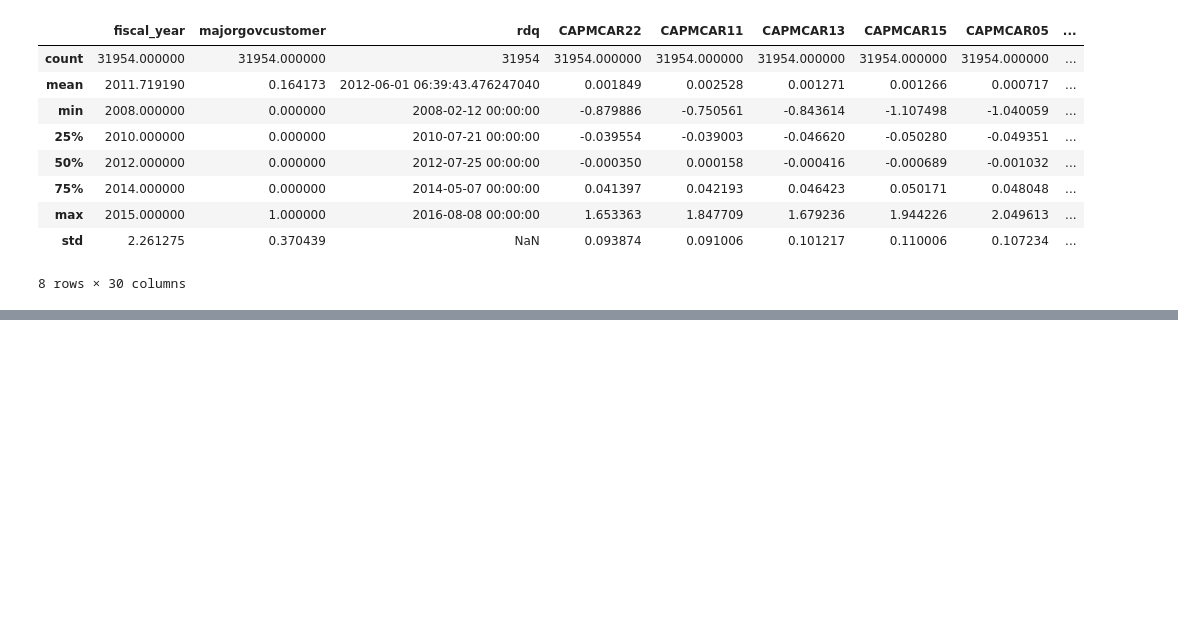
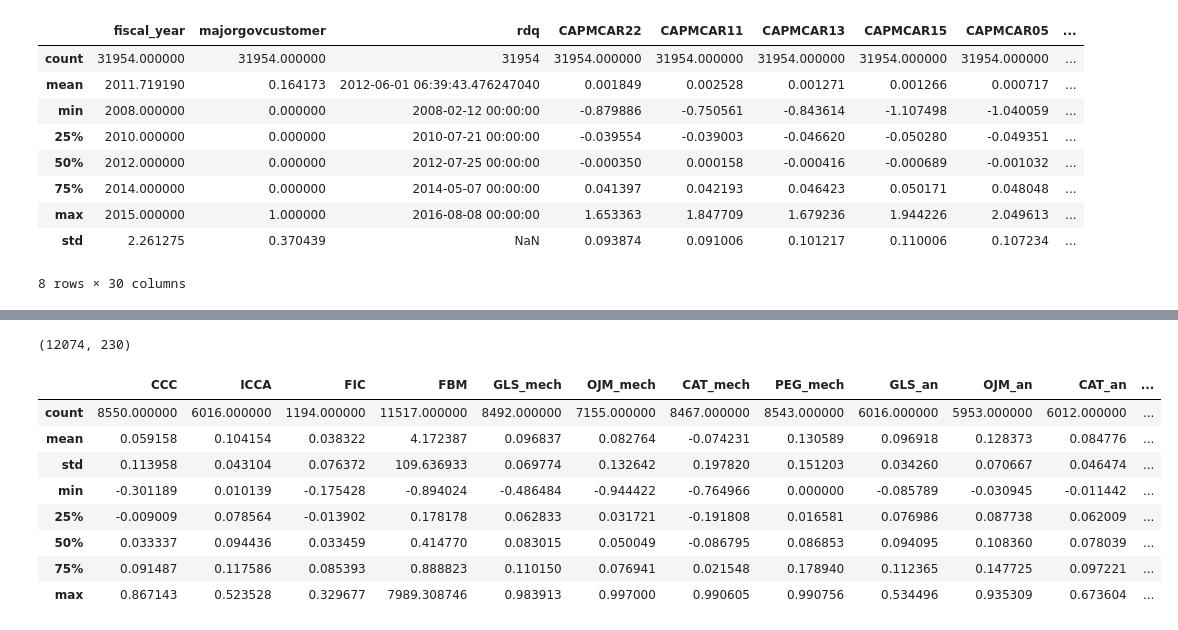
Before and after one commit to wangyouan/STOCKAct, a Jupyter notebook: Notebook/CreateOtherData.ipynb, the cells around one changed output, grey strips where cells are left out. Saved outputs shown, nothing was run; the diff lists cells and outputs as text; code cells hidden in the pictures; blank space fills up the shorter version.

Commit message:
update code for merge with permno

```diff
--- a/Notebook/CreateOtherData.ipynb
+++ b/Notebook/CreateOtherData.ipynb
@@ -111,0 +154,4 @@ events.to_stata(os.path.join(const.RESULT_PATH, '20250307_stock_act_eap_test.dta
+# %%
+# Deduplicate matched data (keep most recent link)
+matched = matched.sort_values(['gvkey', 'fiscal_year', 'LINKDT'], ascending=[True, True, False])
+matched = matched.drop_duplicates(['gvkey', 'fiscal_year'], keep='first')
@@ -111,0 +172,16 @@ events.to_stata(os.path.join(const.RESULT_PATH, '20250307_stock_act_eap_test.dta
+# %%
+file_name = 'erp_public_annual_240107'
+lee_df: DataFrame = pd.read_csv(
+        os.path.join(const.DATABASE_PATH, 'Cost of Capital', f'{file_name}.zip'))
+lee_df['yearmonth'] = pd.to_datetime(lee_df['yearmonth'], format='%Y%m')
+lee_df[const.YEAR] = lee_df['yearmonth'].dt.year
+
+lee_gvkey_df: DataFrame = lee_df.drop(['permno'], axis=1)
+
+lee_annual_df_gvkey = lee_gvkey_df.drop(['yearmonth'], axis=1).groupby([const.GVKEY, const.YEAR]).mean().reset_index(
+    drop=False)
+
+lee_permno_df: DataFrame = lee_df.drop(['gvkey'], axis=1)
+
+lee_annual_df_permno = lee_permno_df.drop(['yearmonth'], axis=1).groupby(['permno', const.YEAR]).mean().reset_index(
+    drop=False)
@@ -111,0 +197,35 @@ events.to_stata(os.path.join(const.RESULT_PATH, '20250307_stock_act_eap_test.dta
+# %%
+reg_df: DataFrame = final_merged.merge(lee_annual_df_gvkey, on=[const.GVKEY, const.YEAR], how='left').merge(
+    lee_annual_df_permno, left_on=['LPERMNO', const.YEAR], right_on=['permno', const.YEAR], how='left', suffixes=('', '_permno')).drop(
+    ['permno'], axis=1).merge(
+    lee_annual_df_permno, left_on=['LPERMCO', const.YEAR], right_on=['permno', const.YEAR], how='left', suffixes=('', '_permco')
+)
+# %%
+reg_df.shape
+# %% [output]
+(12074, 230)
+# %%
+drop_keys = list()
+
+for key in lee_annual_df_gvkey.keys():
+    if key in {const.GVKEY, const.YEAR}:
+        continue
+
+    reg_df.loc[:, f'{key}'] = reg_df.loc[:, f'{key}'].fillna(reg_df.loc[:, f'{key}_permno']).fillna(
+        reg_df.loc[:, f'{key}_permco'])
+    drop_keys.append(f'{key}_permno')
+    drop_keys.append(f'{key}_permco')
+
+reg_df.drop(drop_keys, axis=1, inplace=True)
+# %%
+reg_df[[i for i in lee_annual_df_gvkey.keys() if i not in {const.GVKEY, const.YEAR}]].describe()
+# %% [output]
+|  | CCC | ICCA | FIC | FBM | GLS_mech | OJM_mech | CAT_mech | PEG_mech | GLS_an | OJM_an | CAT_an | ... |
+| count | 8550.000000 | 6016.000000 | 1194.000000 | 11517.000000 | 8492.000000 | 7155.000000 | 8467.000000 | 8543.000000 | 6016.000000 | 5953.000000 | 6012.000000 | ... |
+| mean | 0.059158 | 0.104154 | 0.038322 | 4.172387 | 0.096837 | 0.082764 | -0.074231 | 0.130589 | 0.096918 | 0.128373 | 0.084776 | ... |
+| std | 0.113958 | 0.043104 | 0.076372 | 109.636933 | 0.069774 | 0.132642 | 0.197820 | 0.151203 | 0.034260 | 0.070667 | 0.046474 | ... |
+| min | -0.301189 | 0.010139 | -0.175428 | -0.894024 | -0.486484 | -0.944422 | -0.764966 | 0.000000 | -0.085789 | -0.030945 | -0.011442 | ... |
+| 25% | -0.009009 | 0.078564 | -0.013902 | 0.178178 | 0.062833 | 0.031721 | -0.191808 | 0.016581 | 0.076986 | 0.087738 | 0.062009 | ... |
+| 50% | 0.033337 | 0.094436 | 0.033459 | 0.414770 | 0.083015 | 0.050049 | -0.086795 | 0.086853 | 0.094095 | 0.108360 | 0.078039 | ... |
+| 75% | 0.091487 | 0.117586 | 0.085393 | 0.888823 | 0.110150 | 0.076941 | 0.021548 | 0.178940 | 0.112365 | 0.147725 | 0.097221 | ... |
+| max | 0.867143 | 0.523528 | 0.329677 | 7989.308746 | 0.983913 | 0.997000 | 0.990605 | 0.990756 | 0.534496 | 0.935309 | 0.673604 | ... |
```
Also changed, not shown: parts of 16 cells of this notebook.
